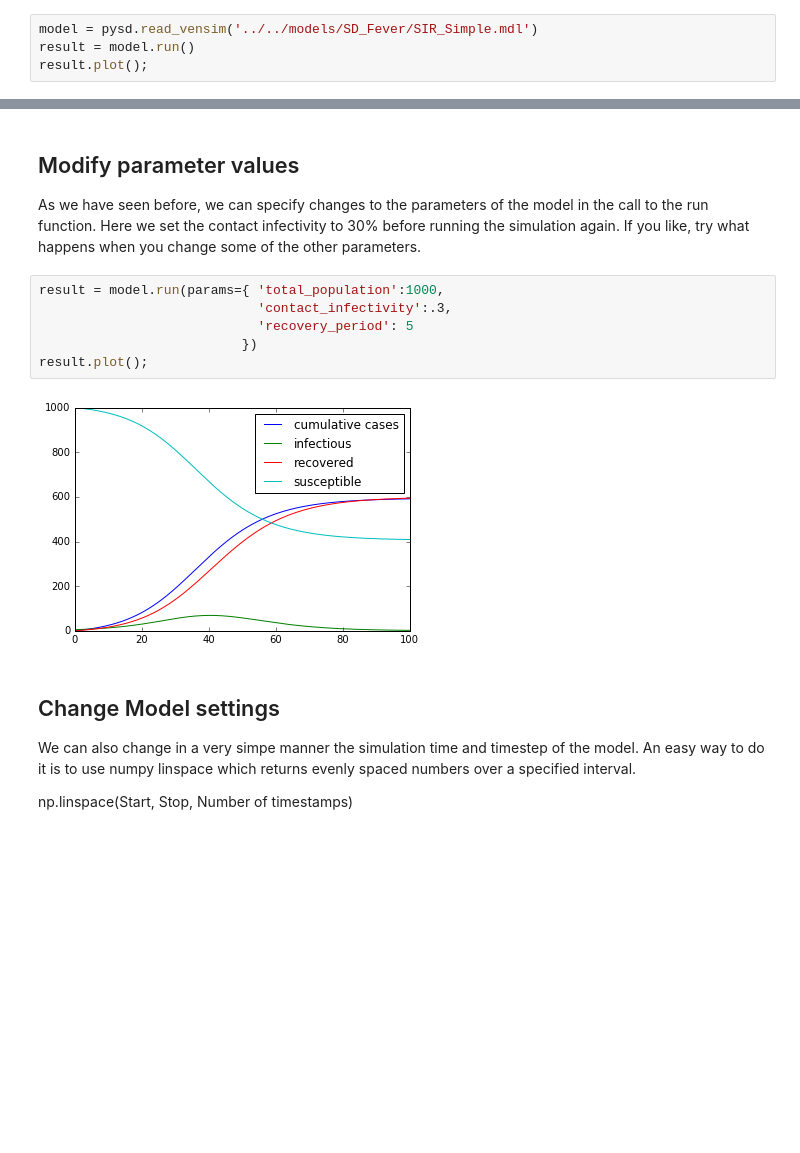
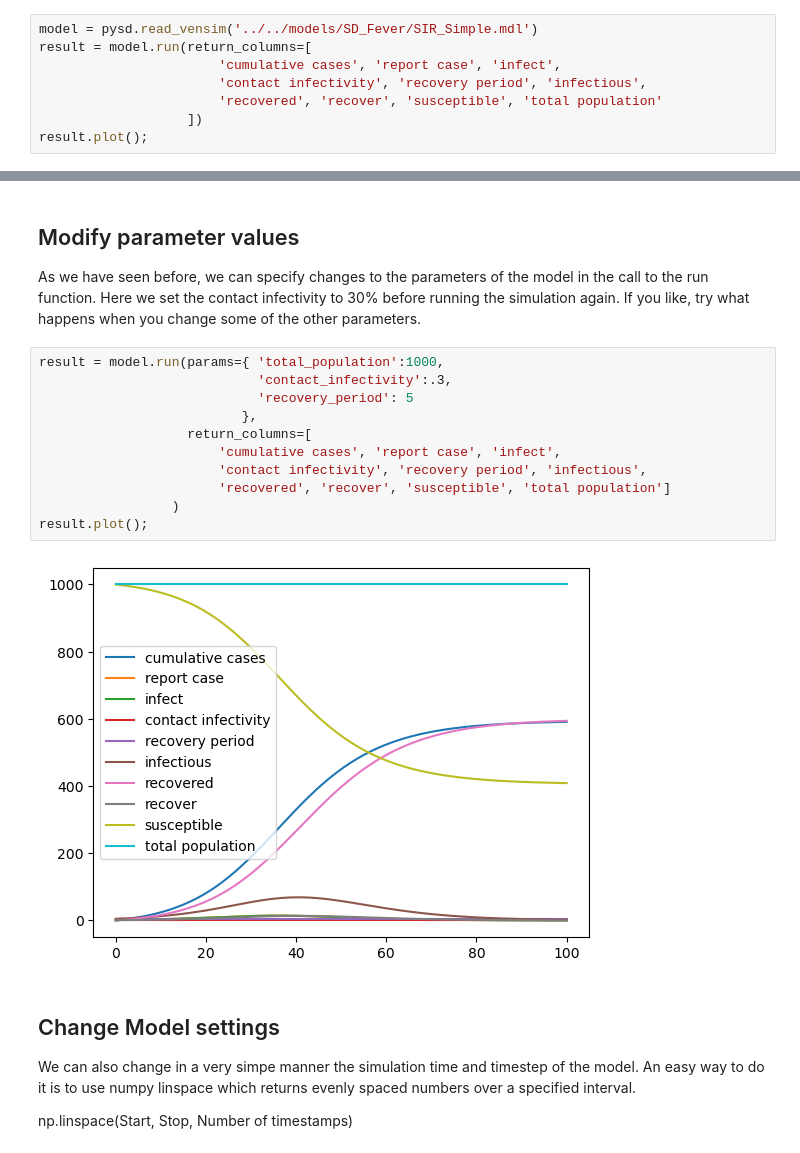
Before and after one commit to SDXorg/PySD-Cookbook, a Jupyter notebook: source/analyses/geo/Doing_more_with_spatialdata_multi_regional_SIR_Model.ipynb, the cells around one changed output, grey strips where cells are left out. Cells and saved outputs as stored; diff of their text form; blank space fills up the shorter version.

```diff
--- a/source/analyses/geo/Doing_more_with_spatialdata_multi_regional_SIR_Model.ipynb
+++ b/source/analyses/geo/Doing_more_with_spatialdata_multi_regional_SIR_Model.ipynb
@@ -27,6 +25,10 @@ In Vensim our model was parameterized with 1000 suceptible, 5 infectious and 0 r
 When we do not specificy anything else, the parameters and setting (e.g. timestep, simulation time) from the Vensim model are used.
 # %%
 model = pysd.read_vensim('../../models/SD_Fever/SIR_Simple.mdl')
-result = model.run()
+result = model.run(return_columns=[
+                       'cumulative cases', 'report case', 'infect',
+                       'contact infectivity', 'recovery period', 'infectious',
+                       'recovered', 'recover', 'susceptible', 'total population'
+                   ])
 result.plot();
 # %% [output]
@@ -40,11 +42,16 @@ As we have seen before, we can specify changes to the parameters of the model in
 # %%
 result = model.run(params={ 'total_population':1000,
                             'contact_infectivity':.3,
                             'recovery_period': 5
-                          })
+                          },
+                   return_columns=[
+                       'cumulative cases', 'report case', 'infect',
+                       'contact infectivity', 'recovery period', 'infectious',
+                       'recovered', 'recover', 'susceptible', 'total population']
+                 )
 result.plot();
 # %% [output]
-[figure, old version]
+[figure, new version]
 # %% [markdown]
 ## Change Model settings
 
```
Also changed, not shown: parts of 22 cells of this notebook, 36 other files.
